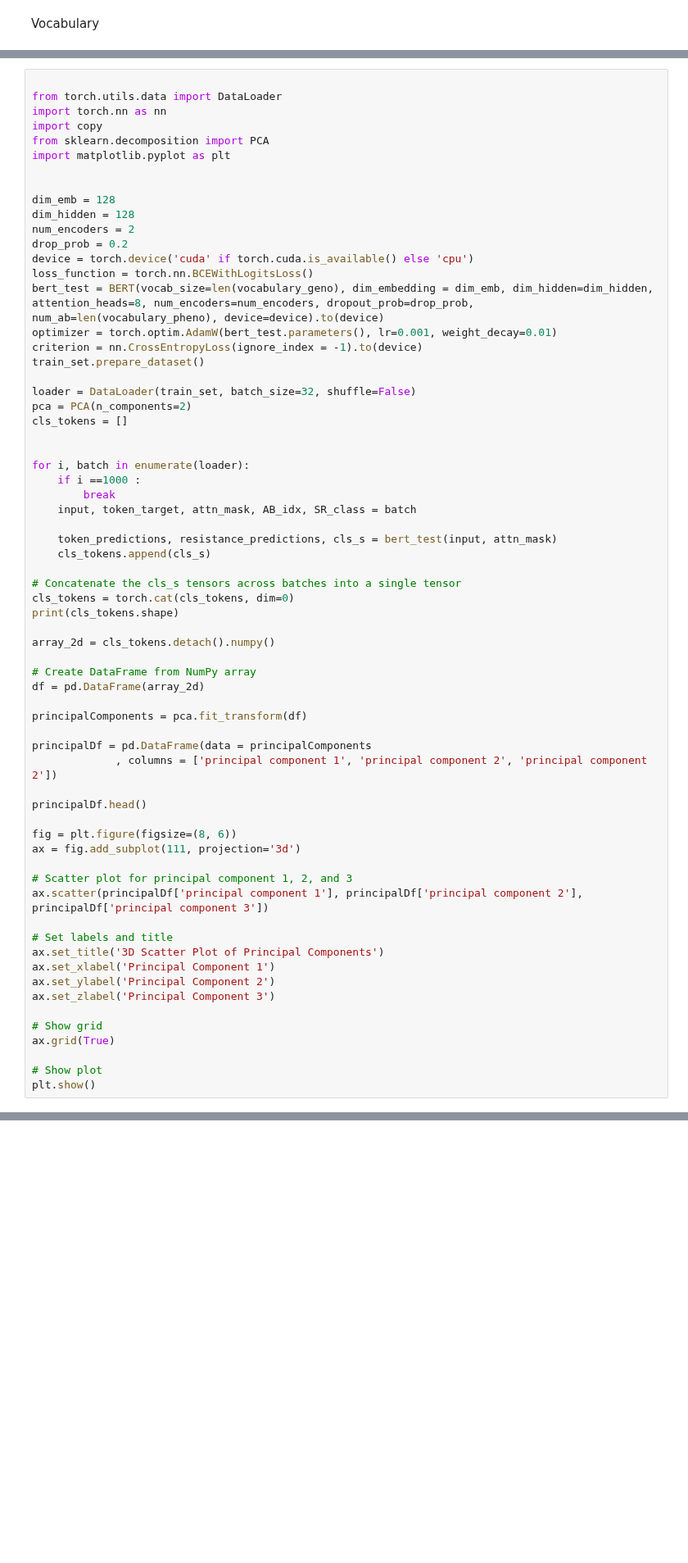
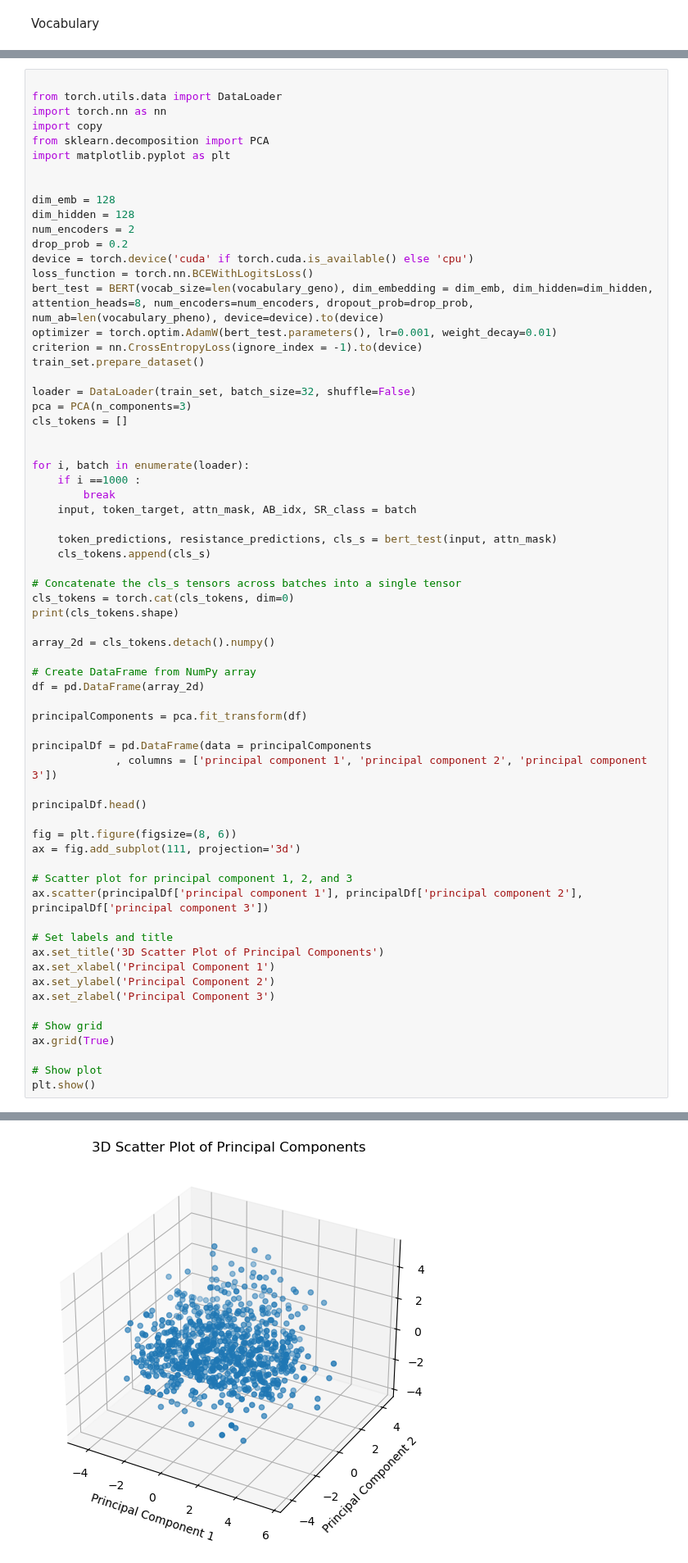
Before and after one commit to aeerik/base, a Jupyter notebook: kladd.ipynb, the cells around one changed output, grey strips where cells are left out. Shown at 82% size. Drawn from its saved outputs; the diff is of its cells as text; blank space fills up the shorter version.

```diff
--- a/kladd.ipynb
+++ b/kladd.ipynb
@@ -358,7 +359,7 @@ criterion = nn.CrossEntropyLoss(ignore_index = -1).to(device)
 train_set.prepare_dataset()
 
 loader = DataLoader(train_set, batch_size=32, shuffle=False)
-pca = PCA(n_components=2)
+pca = PCA(n_components=3)
 cls_tokens = []
 
 
@@ -382,7 +383,7 @@ df = pd.DataFrame(array_2d)
 principalComponents = pca.fit_transform(df)
 
 principalDf = pd.DataFrame(data = principalComponents
-             , columns = ['principal component 1', 'principal component 2', 'principal component 2'])
+             , columns = ['principal component 1', 'principal component 2', 'principal component 3'])
 
 principalDf.head()
 
@@ -407,0 +409 @@ Error:
+[figure, added]
```
Also changed, not shown: parts of 5 cells of this notebook, 2 other files.
